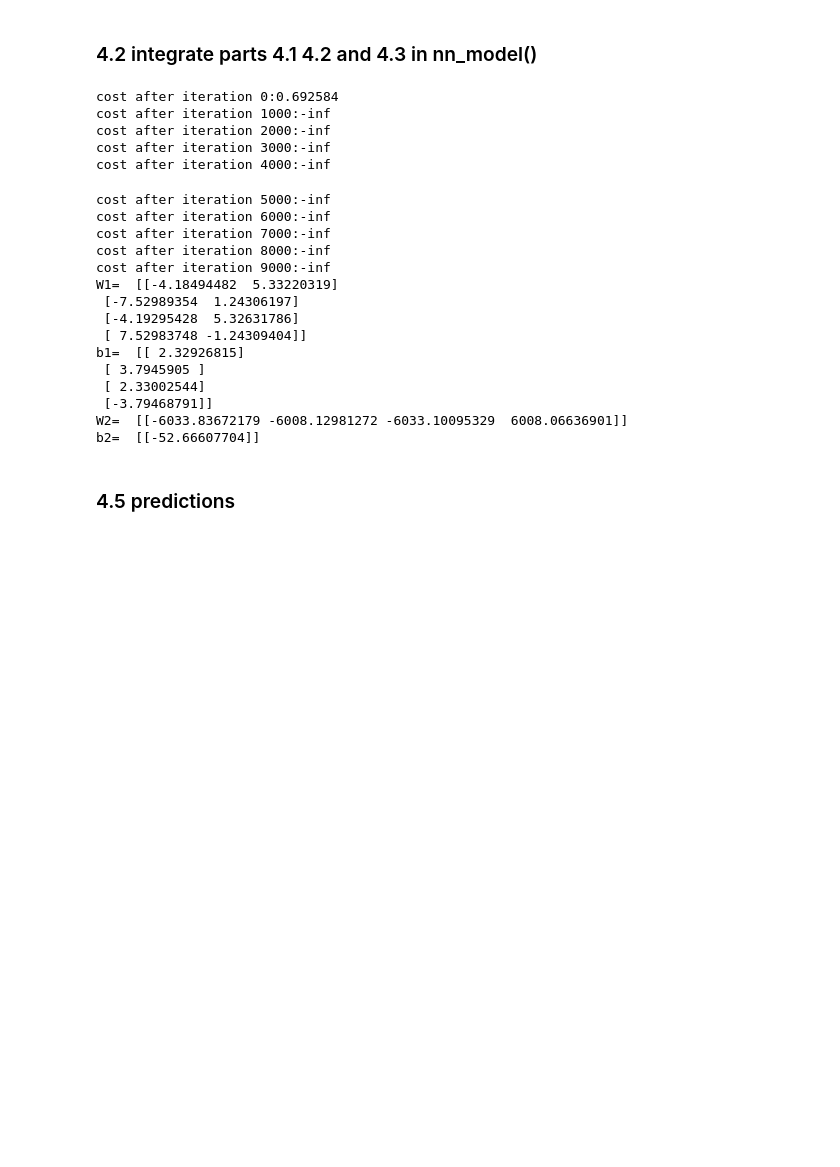
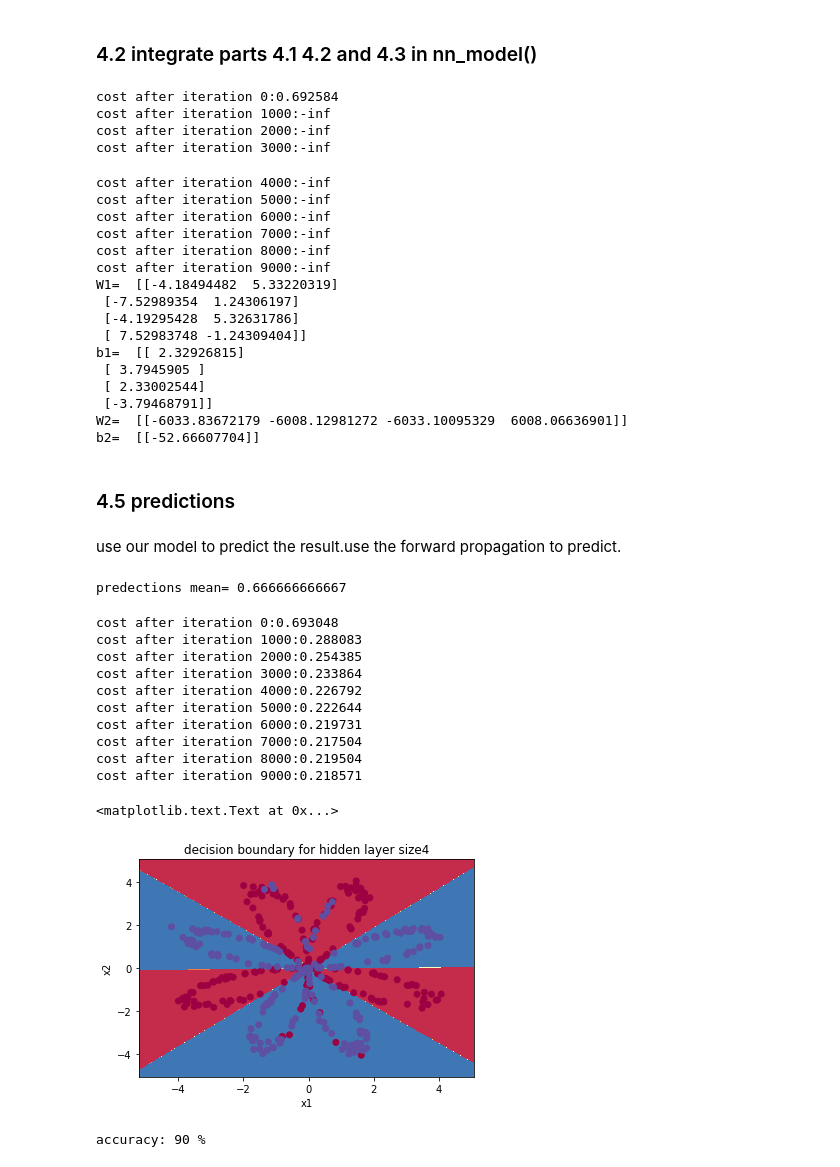
Before and after one commit to mathCrazyy/tensorflow_classes, a Jupyter notebook: wcs/class2/assignment3.ipynb, the cells around one changed output. Drawn from its saved outputs; the diff is of its cells as text; code cells hidden in the pictures; blank space fills up the shorter version.

```diff
--- a/wcs/class2/assignment3.ipynb
+++ b/wcs/class2/assignment3.ipynb
@@ -284,9 +284,9 @@ def backward_propagation(parameters,cache,X,Y):
     dZ2=A2-Y
     dW2=1/m*np.dot(dZ2,A1.T)
     db2=1/m*np.sum(dZ2,axis=1,keepdims=True)
-    dZ1=np.dot(np.dot(W2.T,dZ2),(1-np.power(A1,2)))
+    #dZ1=np.dot(np.dot(W2.T,dZ2),(1-np.power(A1,2)))
     #dZ1=W2.T*dZ2*(1-np.power(A1,2))
-    #dZ1=dZ2*W2.T*(1-np.power(A1,2))
+    dZ1=dZ2*W2.T*(1-np.power(A1,2))
     dW1=1/m*np.dot(dZ1,X.T)
     db1=1/m*np.sum(dZ1,axis=1,keepdims=True)
 
@@ -440,7 +440,7 @@ cost after iteration 0:0.692584
 cost after iteration 1000:-inf
 cost after iteration 2000:-inf
 cost after iteration 3000:-inf
-cost after iteration 4000:-inf
+cost after iteration 4000:-inf
 cost after iteration 5000:-inf
 cost after iteration 6000:-inf
 cost after iteration 7000:-inf
@@ -458,3 +458,49 @@ W2=  [[-6033.83672179 -6008.12981272 -6033.10095329  6008.06636901]]
 b2=  [[-52.66607704]]
 # %% [markdown]
 ### 4.5 predictions
+# %% [markdown]
+use our model to predict the result.use the forward propagation to predict.
+# %%
+def predict(parameters,X):
+    """
+    using the learned parameters(have update),predicts a calss for each exmapel of X
+    Arguments:
+    parameters: updated pararemters from intialized parameters.
+    X -- input data of size(n_x,m)
+
+    returns:
+    preditions -- vector of predictions of our model(red:0 /blue:1)
+    """
+    A2,cache=forward_propagation(X,parameters)
+    #is wrong
+    #predictions=A2
+    predictions=np.array([1 if(i>0.5) else 0 for i in A2[0]])
+    return predictions
+# %%
+parameters,X_assess=predict_test_case()
+predictions=predict(parameters,X_assess)
+print("predections mean=",np.mean(predictions))
+# %% [output]
+predections mean= 0.666666666667
+# %%
+parameters=nn_model(X,Y,n_h=4,num_iterations=10000,print_cost=True)
+plot_decision_boundary(lambda x:predict(parameters,x.T),X,Y)
+plt.title("decision boundary for hidden layer size"+str(4))
+# %% [output]
+cost after iteration 0:0.693048
+cost after iteration 1000:0.288083
+cost after iteration 2000:0.254385
+cost after iteration 3000:0.233864
+cost after iteration 4000:0.226792
+cost after iteration 5000:0.222644
+cost after iteration 6000:0.219731
+cost after iteration 7000:0.217504
+cost after iteration 8000:0.219504
+cost after iteration 9000:0.218571
+<matplotlib.text.Text at 0x...>
+[figure, added]
+# %%
+predictions=predict(parameters,X)
+print("accuracy: %d "%float((np.dot(Y,predictions.T)+np.dot(1-Y,1-predictions.T))/float(Y.size)*100)+'%')
+# %% [output]
+accuracy: 90 %
```
Also changed, not shown: parts of 4 cells of this notebook.
